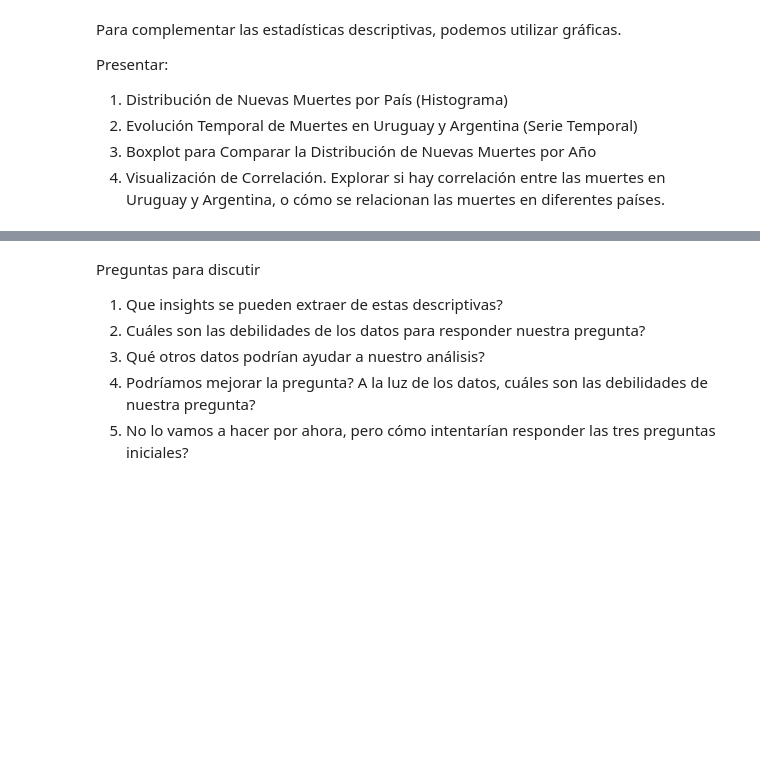
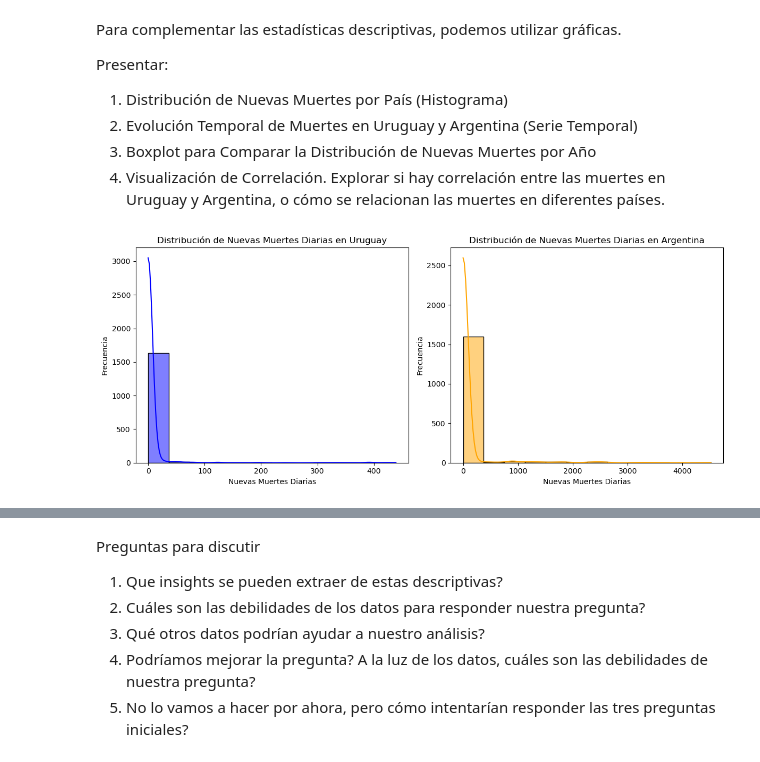
Before and after one commit to guillelezama/eda_course, a Jupyter notebook: Clase 2/muertes-covid.ipynb, the cells around one changed output, grey strips where cells are left out. Saved outputs shown, nothing was run; the diff lists cells and outputs as text; code cells hidden in the pictures; blank space fills up the shorter version.

```diff
--- a/Clase 2/muertes-covid.ipynb
+++ b/Clase 2/muertes-covid.ipynb
@@ -35,2 +242,3 @@ Un sketch de las respuestas están aquí: https://colab.research.google.com/driv
 # %%
 # Computar a, b y g por años (2020, 2021, 2022, 2023, 2024)
+df['year'] = pd.to_datetime(df['date']).dt.year
@@ -50,3 +301,24 @@ Presentar:
 # %%
 import matplotlib.pyplot as plt
 import seaborn as sns
+# %%
+plt.figure(figsize=(12, 5))
+
+# Histograma para Uruguay
+plt.subplot(1, 2, 1)
+sns.histplot(df['Uruguay'], kde=True, color='blue')
+plt.title('Distribución de Nuevas Muertes Diarias en Uruguay')
+plt.xlabel('Nuevas Muertes Diarias')
+plt.ylabel('Frecuencia')
+
+# Histograma para Argentina
+plt.subplot(1, 2, 2)
+sns.histplot(df['Argentina'], kde=True, color='orange')
+plt.title('Distribución de Nuevas Muertes Diarias en Argentina')
+plt.xlabel('Nuevas Muertes Diarias')
+plt.ylabel('Frecuencia')
+
+plt.tight_layout()
+plt.show()
+# %% [output]
+[figure, added]
```
Also changed, not shown: parts of 28 cells of this notebook, 16 other files.
